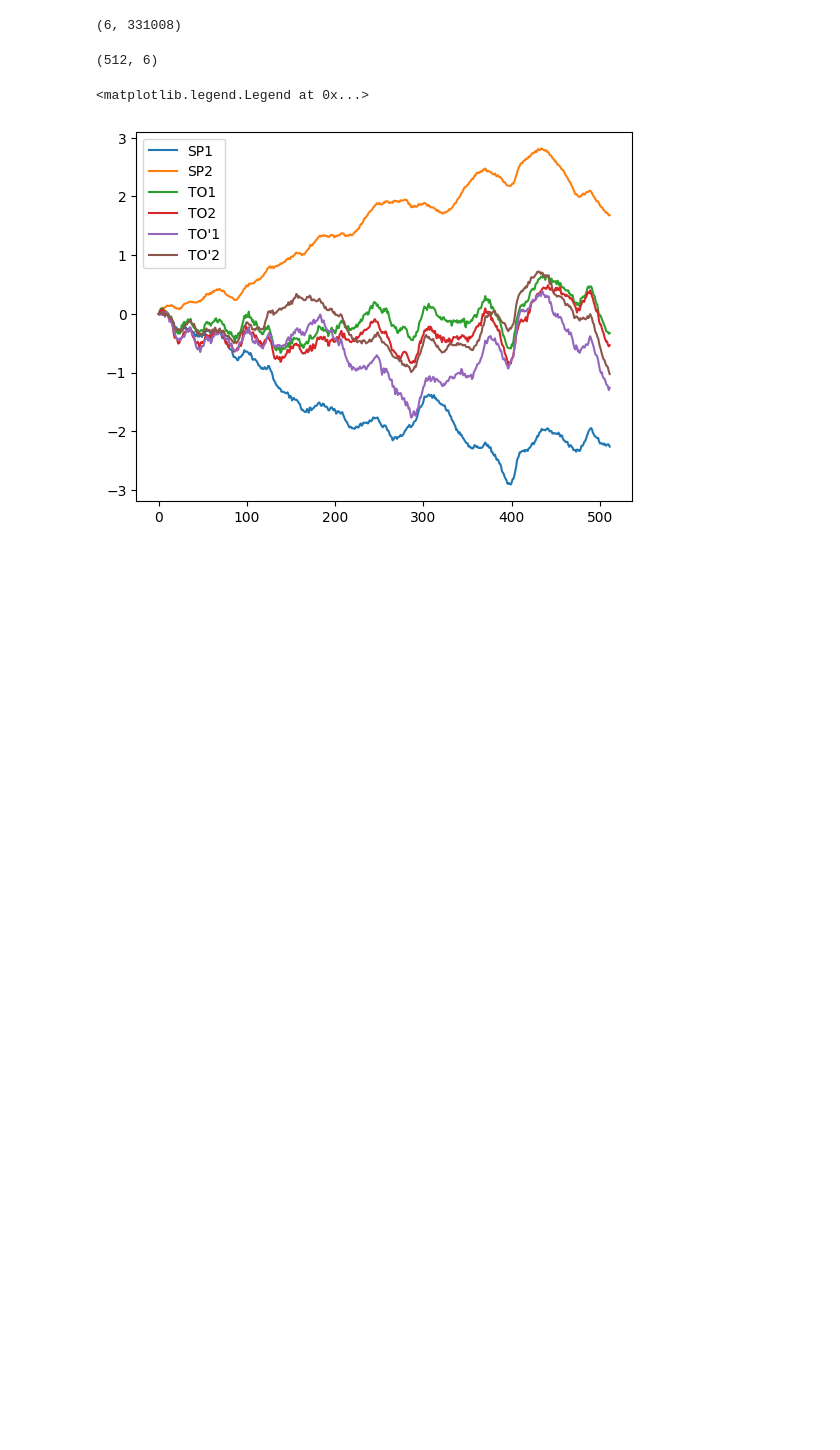
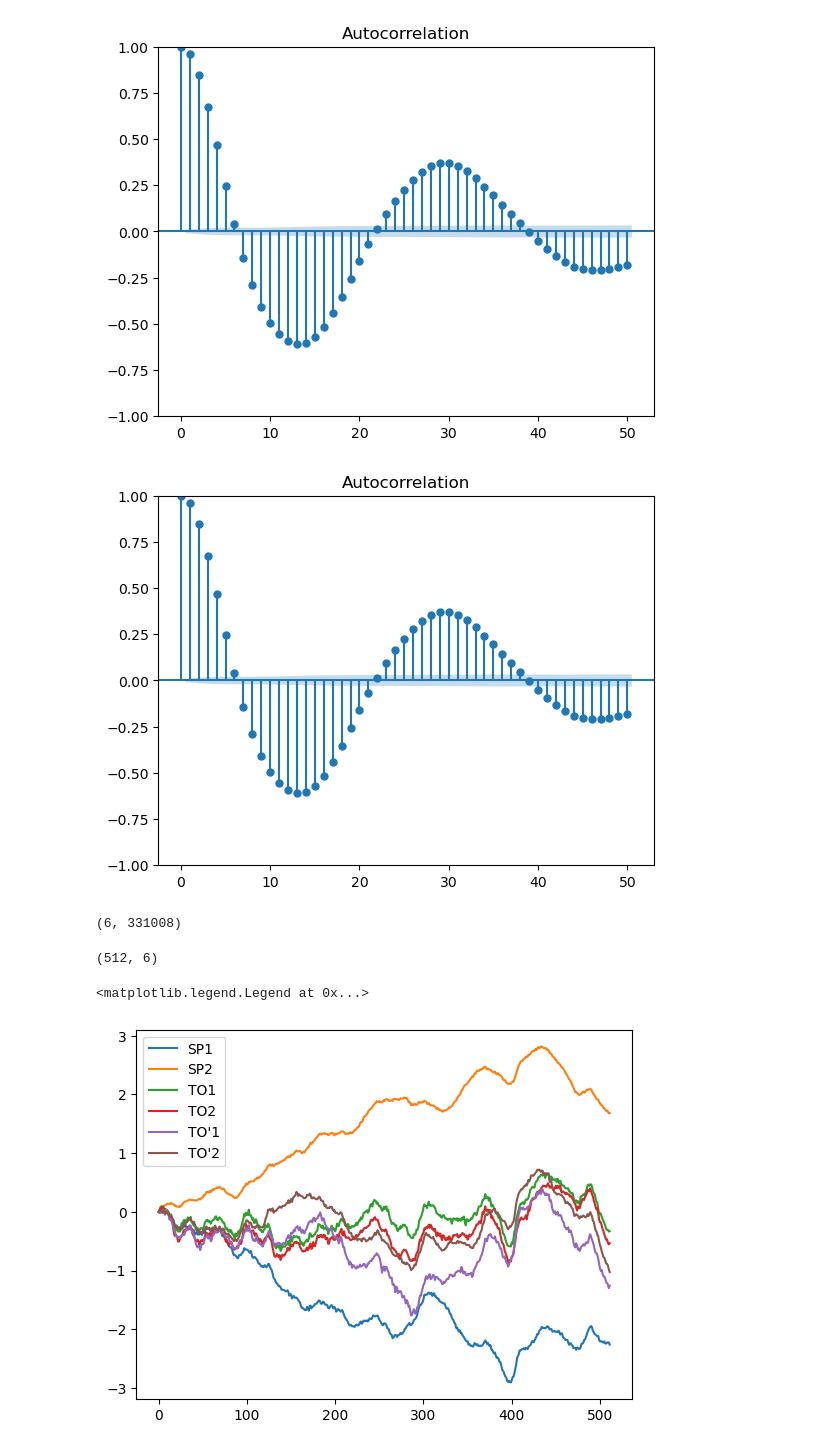
Before and after one commit to wendeldr/spacetimeformer, a Jupyter notebook: match_waves.ipynb, the cells around one changed output. Cells and saved outputs as stored; diff of their text form; code cells hidden in the pictures; blank space fills up the shorter version.

```diff
--- a/match_waves.ipynb
+++ b/match_waves.ipynb
@@ -51,3 +63,8 @@ data = eeg.get_data(picks=picks) * 1e6 # convert to microvolts because mne does
+# %%
+sm.graphics.tsa.plot_acf(data[0,:2048*25], lags=50)
+# %% [output]
+[figure, added]
+[figure, added]
 # %%
 data.shape
 # %% [output]
```
Also changed, not shown: parts of 4 cells of this notebook, 11 other files.
